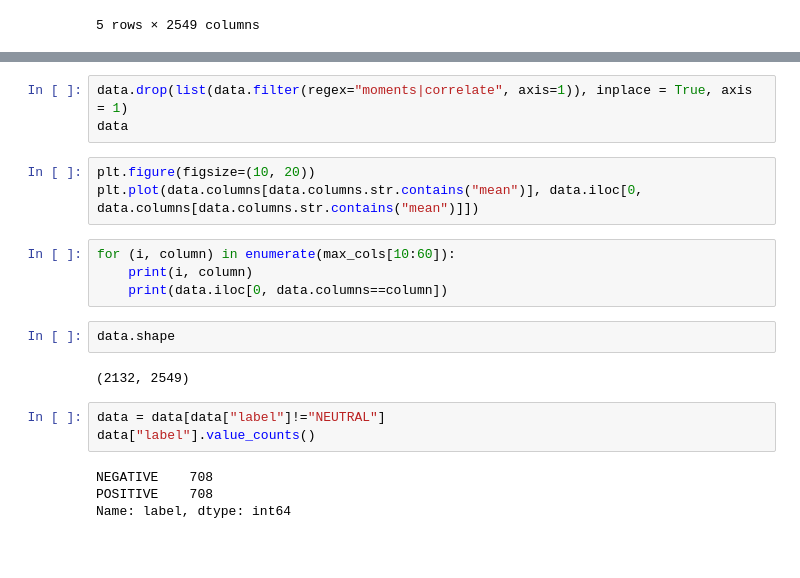
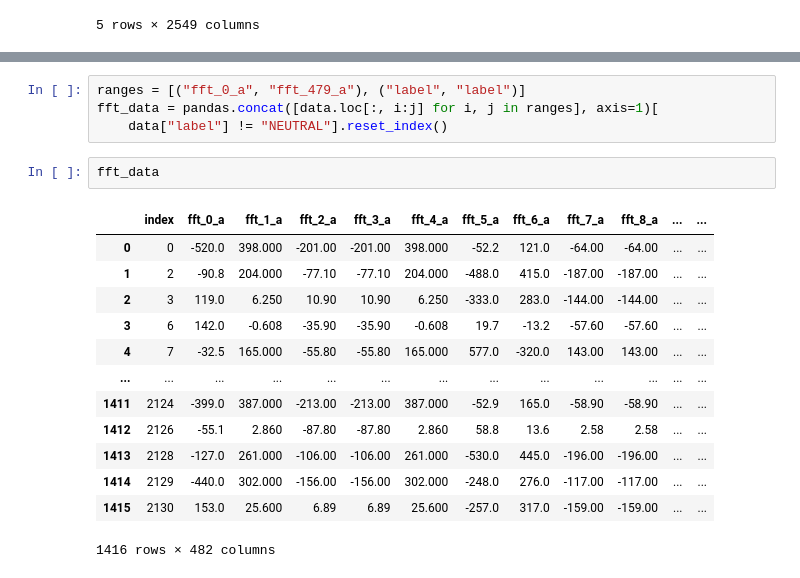
Before and after one commit to UOMDSS/workshops-2022-2023, a Jupyter notebook: semester-1/week-5-EEG-Feeling-Emotions-Logistic-Regression/notebook.ipynb, the cells around one changed output, grey strips where cells are left out. Cells and saved outputs as stored; diff of their text form; blank space fills up the shorter version.

```diff
--- a/semester-1/week-5-EEG-Feeling-Emotions-Logistic-Regression/notebook.ipynb
+++ b/semester-1/week-5-EEG-Feeling-Emotions-Logistic-Regression/notebook.ipynb
@@ -31,21 +57,20 @@ for (i, column) in enumerate(max_cols[:10]):
-# %%
-data.drop(list(data.filter(regex="moments|correlate", axis=1)), inplace = True, axis = 1)
-data
-# %%
-plt.figure(figsize=(10, 20))
-plt.plot(data.columns[data.columns.str.contains("mean")], data.iloc[0, data.columns[data.columns.str.contains("mean")]])
-# %%
-for (i, column) in enumerate(max_cols[10:60]):
-    print(i, column)
-    print(data.iloc[0, data.columns==column])
-# %%
-data.shape
-# %% [output]
-(2132, 2549)
-# %%
-data = data[data["label"]!="NEUTRAL"]
-data["label"].value_counts()
-# %% [output]
-NEGATIVE    708
-POSITIVE    708
-Name: label, dtype: int64
+# %%
+ranges = [("fft_0_a", "fft_479_a"), ("label", "label")]
+fft_data = pandas.concat([data.loc[:, i:j] for i, j in ranges], axis=1)[
+    data["label"] != "NEUTRAL"].reset_index()
+# %%
+fft_data
+# %% [output]
+|  | index | fft_0_a | fft_1_a | fft_2_a | fft_3_a | fft_4_a | fft_5_a | fft_6_a | fft_7_a | fft_8_a | ... | ... |
+| 0 | 0 | -520.0 | 398.000 | -201.00 | -201.00 | 398.000 | -52.2 | 121.0 | -64.00 | -64.00 | ... | ... |
+| 1 | 2 | -90.8 | 204.000 | -77.10 | -77.10 | 204.000 | -488.0 | 415.0 | -187.00 | -187.00 | ... | ... |
+| 2 | 3 | 119.0 | 6.250 | 10.90 | 10.90 | 6.250 | -333.0 | 283.0 | -144.00 | -144.00 | ... | ... |
+| 3 | 6 | 142.0 | -0.608 | -35.90 | -35.90 | -0.608 | 19.7 | -13.2 | -57.60 | -57.60 | ... | ... |
+| 4 | 7 | -32.5 | 165.000 | -55.80 | -55.80 | 165.000 | 577.0 | -320.0 | 143.00 | 143.00 | ... | ... |
+| ... | ... | ... | ... | ... | ... | ... | ... | ... | ... | ... | ... | ... |
+| 1411 | 2124 | -399.0 | 387.000 | -213.00 | -213.00 | 387.000 | -52.9 | 165.0 | -58.90 | -58.90 | ... | ... |
+| 1412 | 2126 | -55.1 | 2.860 | -87.80 | -87.80 | 2.860 | 58.8 | 13.6 | 2.58 | 2.58 | ... | ... |
+| 1413 | 2128 | -127.0 | 261.000 | -106.00 | -106.00 | 261.000 | -530.0 | 445.0 | -196.00 | -196.00 | ... | ... |
+| 1414 | 2129 | -440.0 | 302.000 | -156.00 | -156.00 | 302.000 | -248.0 | 276.0 | -117.00 | -117.00 | ... | ... |
+| 1415 | 2130 | 153.0 | 25.600 | 6.89 | 6.89 | 25.600 | -257.0 | 317.0 | -159.00 | -159.00 | ... | ... |
+1416 rows × 482 columns
```
Also changed, not shown: parts of 6 cells of this notebook, 4 other files.
